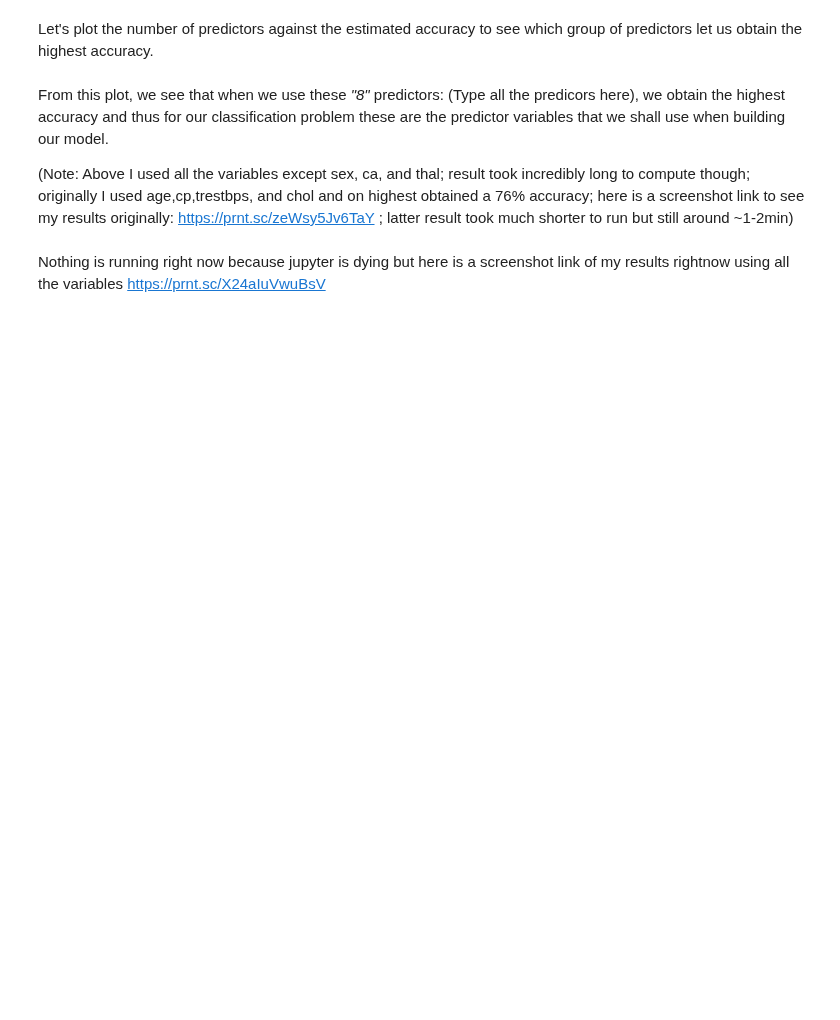
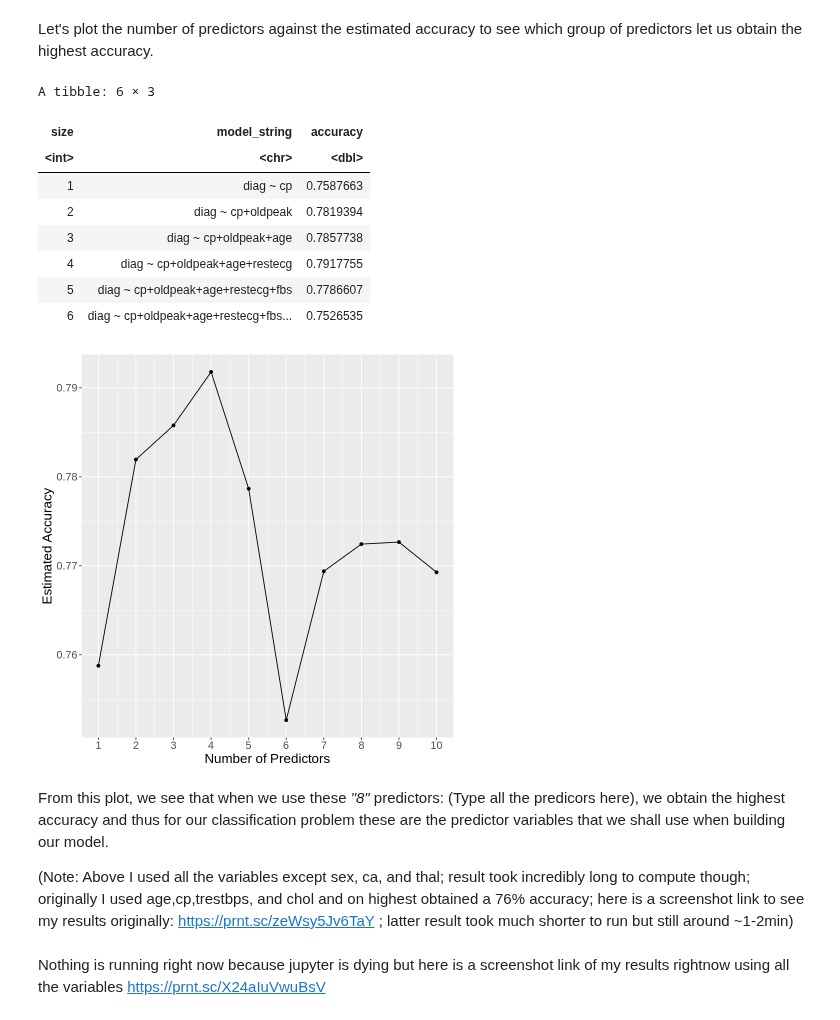
Before and after one commit to ibrahim1623/DSCI-100-Project, a Jupyter notebook: jason's_final_work.ipynb, the cells around one changed output. Saved outputs shown, nothing was run; the diff lists cells and outputs as text; code cells hidden in the pictures; blank space fills up the shorter version.

```diff
--- a/jason's_final_work.ipynb
+++ b/jason's_final_work.ipynb
@@ -239,12 +353,24 @@ Let's plot the number of predictors against the estimated accuracy to see which
 # %%
 best_pred_plot <- accuracies |>
                   ggplot( aes(x = size, y = accuracy)) +
                   geom_point() +
                   geom_line() +
                   labs(x = "Number of Predictors", y = "Estimated Accuracy") +
                   theme(text = element_text(size = 16)) +
                   scale_x_continuous(breaks = seq(0, 10, by = 1))
 best_pred_plot
+head(accuracies)
+# %% [output]
+A tibble: 6 × 3
+| size | model_string | accuracy |
+| <int> | <chr> | <dbl> |
+| 1 | diag ~ cp | 0.7587663 |
+| 2 | diag ~ cp+oldpeak | 0.7819394 |
+| 3 | diag ~ cp+oldpeak+age | 0.7857738 |
+| 4 | diag ~ cp+oldpeak+age+restecg | 0.7917755 |
+| 5 | diag ~ cp+oldpeak+age+restecg+fbs | 0.7786607 |
+| 6 | diag ~ cp+oldpeak+age+restecg+fbs... | 0.7526535 |
+[figure, added]
 # %% [markdown]
 From this plot, we see that when we use these *"8"* predictors: (Type all the predicors here), we obtain the highest accuracy and thus for our classification problem these are the predictor variables that we shall use when building our model.
 
```
Also changed, not shown: parts of 16 cells of this notebook.
